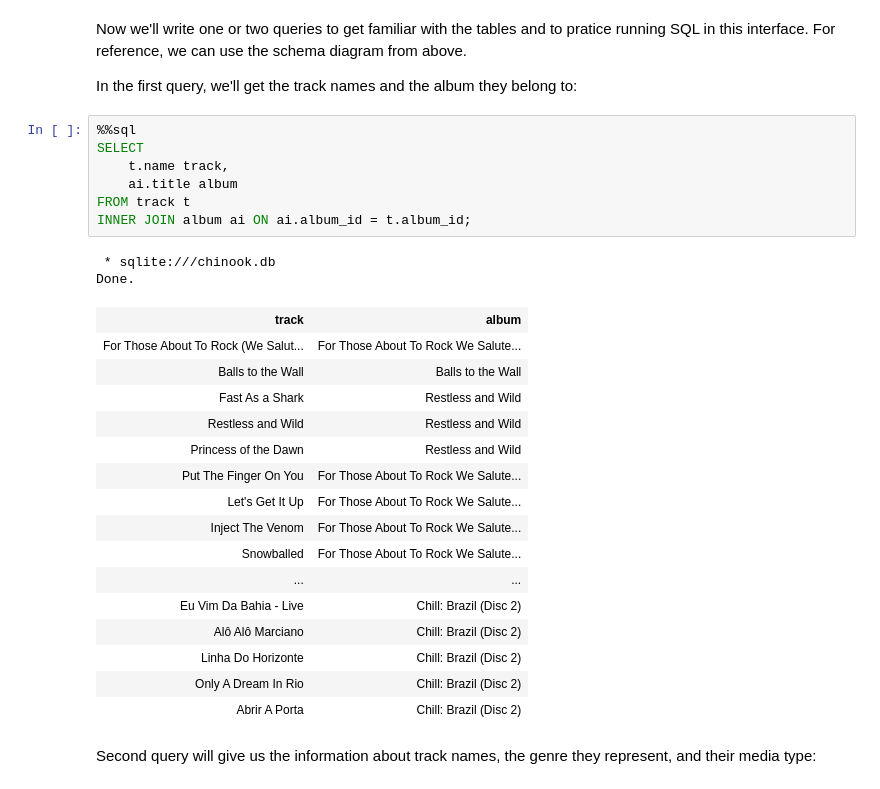
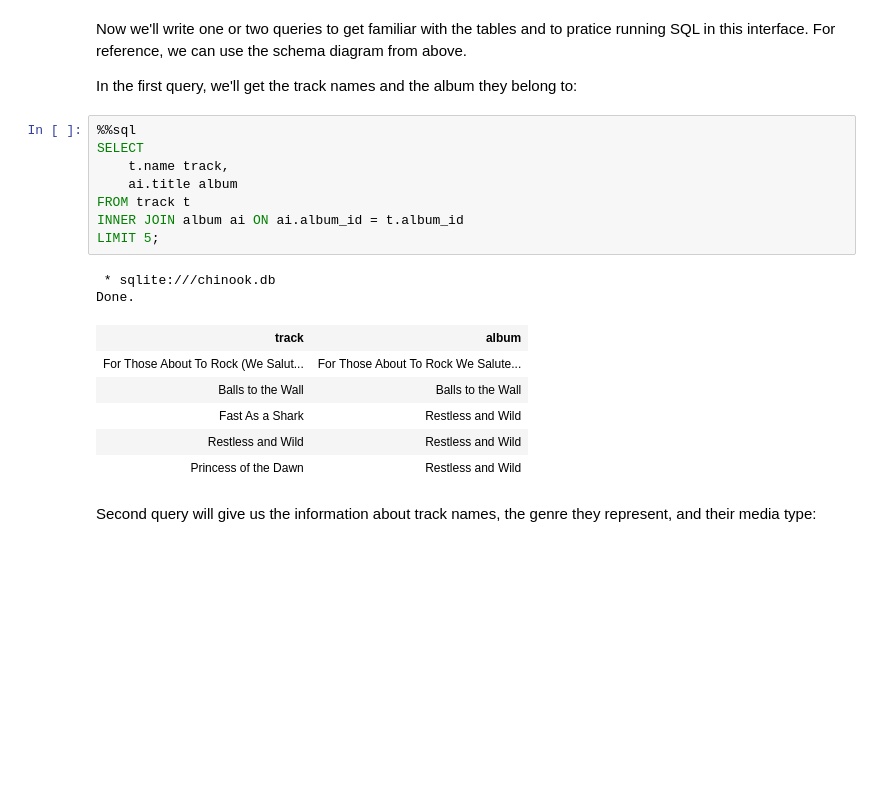
Before and after one commit to MuhammadAwon/datascience-projects, a Jupyter notebook: Projects/chinook-data-analysis-using-sql/chinook-database.ipynb, the cells around one changed output. Cells and saved outputs as stored; diff of their text form; blank space fills up the shorter version.

```diff
--- a/Projects/chinook-data-analysis-using-sql/chinook-database.ipynb
+++ b/Projects/chinook-data-analysis-using-sql/chinook-database.ipynb
@@ -61,29 +62,20 @@ In the first query, we'll get the track names and the album they belong to:
 # %%
 %%sql
 SELECT
     t.name track,
     ai.title album
 FROM track t
-INNER JOIN album ai ON ai.album_id = t.album_id;
+INNER JOIN album ai ON ai.album_id = t.album_id
+LIMIT 5;
 # %% [output]
  * sqlite:///chinook.db
 Done.
 | track | album |
 | For Those About To Rock (We Salut... | For Those About To Rock We Salute... |
 | Balls to the Wall | Balls to the Wall |
 | Fast As a Shark | Restless and Wild |
 | Restless and Wild | Restless and Wild |
 | Princess of the Dawn | Restless and Wild |
-| Put The Finger On You | For Those About To Rock We Salute... |
-| Let's Get It Up | For Those About To Rock We Salute... |
-| Inject The Venom | For Those About To Rock We Salute... |
-| Snowballed | For Those About To Rock We Salute... |
-| ... | ... |
-| Eu Vim Da Bahia - Live | Chill: Brazil (Disc 2) |
-| Alô Alô Marciano | Chill: Brazil (Disc 2) |
-| Linha Do Horizonte | Chill: Brazil (Disc 2) |
-| Only A Dream In Rio | Chill: Brazil (Disc 2) |
-| Abrir A Porta | Chill: Brazil (Disc 2) |
 # %% [markdown]
 Second query will give us the information about track names, the genre they represent, and their media type:
 # %%
```
Also changed, not shown: parts of 22 cells of this notebook.
